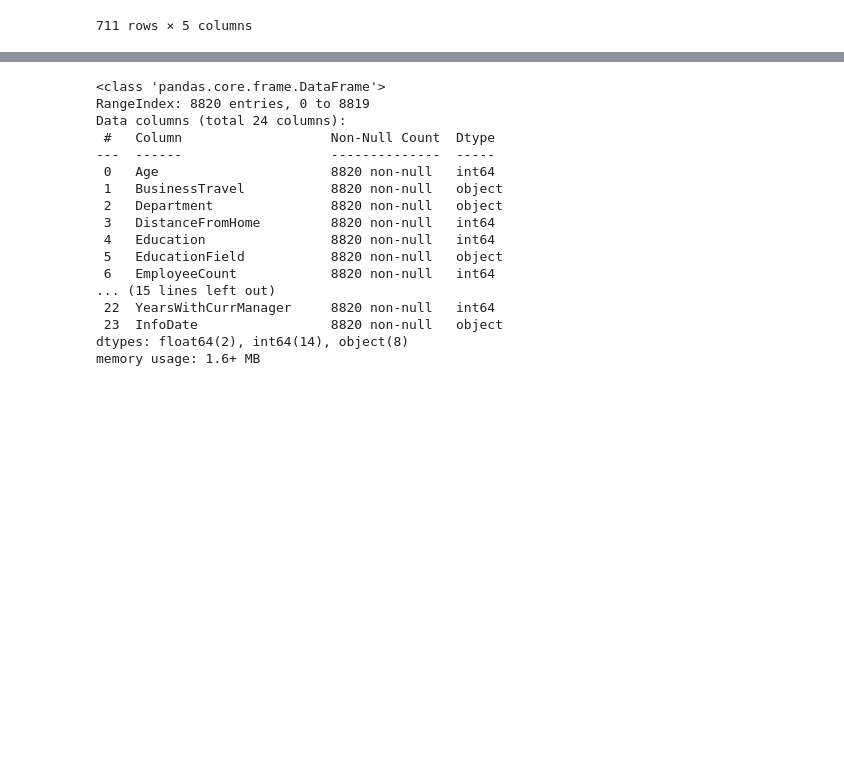
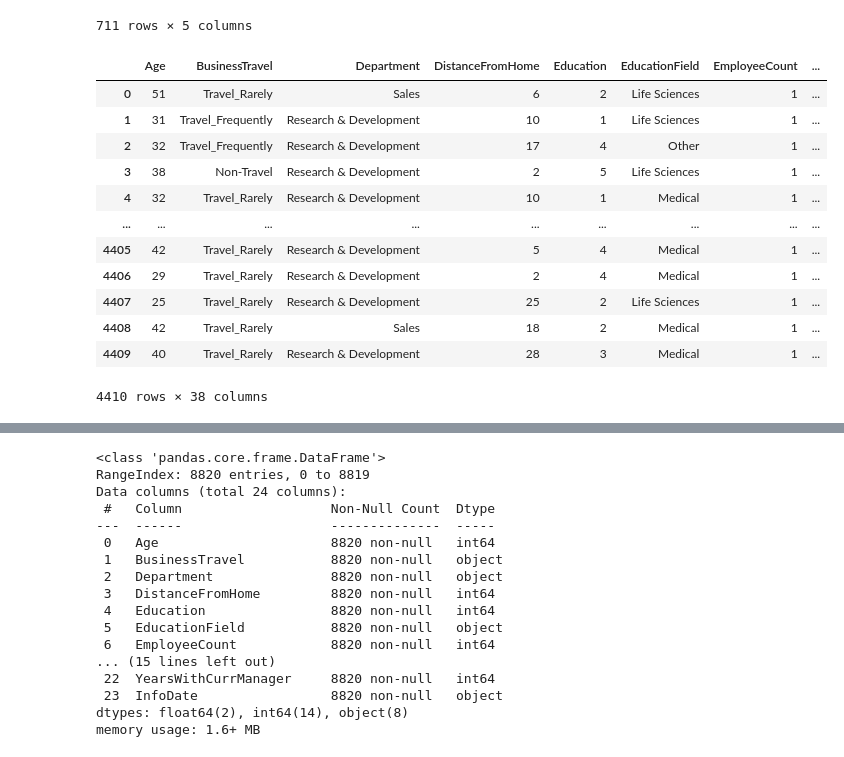
Before and after one commit to Juanisazalu/ANALITICA-3, a Jupyter notebook: Exploración_de_datos_SQL.ipynb, the cells around one changed output, grey strips where cells are left out. Cells and saved outputs as stored; diff of their text form; code cells hidden in the pictures; blank space fills up the shorter version.

```diff
--- a/Explotación_Datos.ipynb
+++ b/Exploración_de_datos_SQL.ipynb
@@ -179,3 +186,33 @@ query = """WITH tabla_general AS (SELECT * FROM general_data
             LEFT JOIN encuesta_gerente ON tabla_general.EmployeeID = encuesta_gerente.EmployeeID
             LEFT JOIN informacion_retiros ON  tabla_general.EmployeeID =  informacion_retiros.EmployeeID
          """
+# %%
+query = """WITH
+  tabla_general AS (SELECT * FROM general_data WHERE InfoDate LIKE('%2015%')),
+  encuesta_empleados AS (SELECT * FROM encuesta_empleado WHERE DateSurvey LIKE('%2015%')),
+  encuesta_gerente AS (SELECT * FROM encuesta_gerente WHERE SurveyDate LIKE('%2015%')),
+  informacion_retiros AS (SELECT * FROM info_retiros WHERE retirementDate LIKE('%2015%'))
+
+SELECT *
+FROM  tabla_general
+LEFT JOIN encuesta_empleados ON tabla_general.EmployeeID = encuesta_empleados.EmployeeID
+LEFT JOIN encuesta_gerente ON tabla_general.EmployeeID = encuesta_gerente.EmployeeID
+LEFT JOIN informacion_retiros ON tabla_general.EmployeeID = informacion_retiros.EmployeeID"""
+# %%
+conectar = sqlite3.connect('basedatos.db')
+resultado = pd.read_sql_query(query, conectar)
+resultado
+# %% [output]
+|  | Age | BusinessTravel | Department | DistanceFromHome | Education | EducationField | EmployeeCount | ... |
+| 0 | 51 | Travel_Rarely | Sales | 6 | 2 | Life Sciences | 1 | ... |
+| 1 | 31 | Travel_Frequently | Research & Development | 10 | 1 | Life Sciences | 1 | ... |
+| 2 | 32 | Travel_Frequently | Research & Development | 17 | 4 | Other | 1 | ... |
+| 3 | 38 | Non-Travel | Research & Development | 2 | 5 | Life Sciences | 1 | ... |
+| 4 | 32 | Travel_Rarely | Research & Development | 10 | 1 | Medical | 1 | ... |
+| ... | ... | ... | ... | ... | ... | ... | ... | ... |
+| 4405 | 42 | Travel_Rarely | Research & Development | 5 | 4 | Medical | 1 | ... |
+| 4406 | 29 | Travel_Rarely | Research & Development | 2 | 4 | Medical | 1 | ... |
+| 4407 | 25 | Travel_Rarely | Research & Development | 25 | 2 | Life Sciences | 1 | ... |
+| 4408 | 42 | Travel_Rarely | Sales | 18 | 2 | Medical | 1 | ... |
+| 4409 | 40 | Travel_Rarely | Research & Development | 28 | 3 | Medical | 1 | ... |
+4410 rows × 38 columns
```
Also changed, not shown: parts of 7 cells of this notebook.
